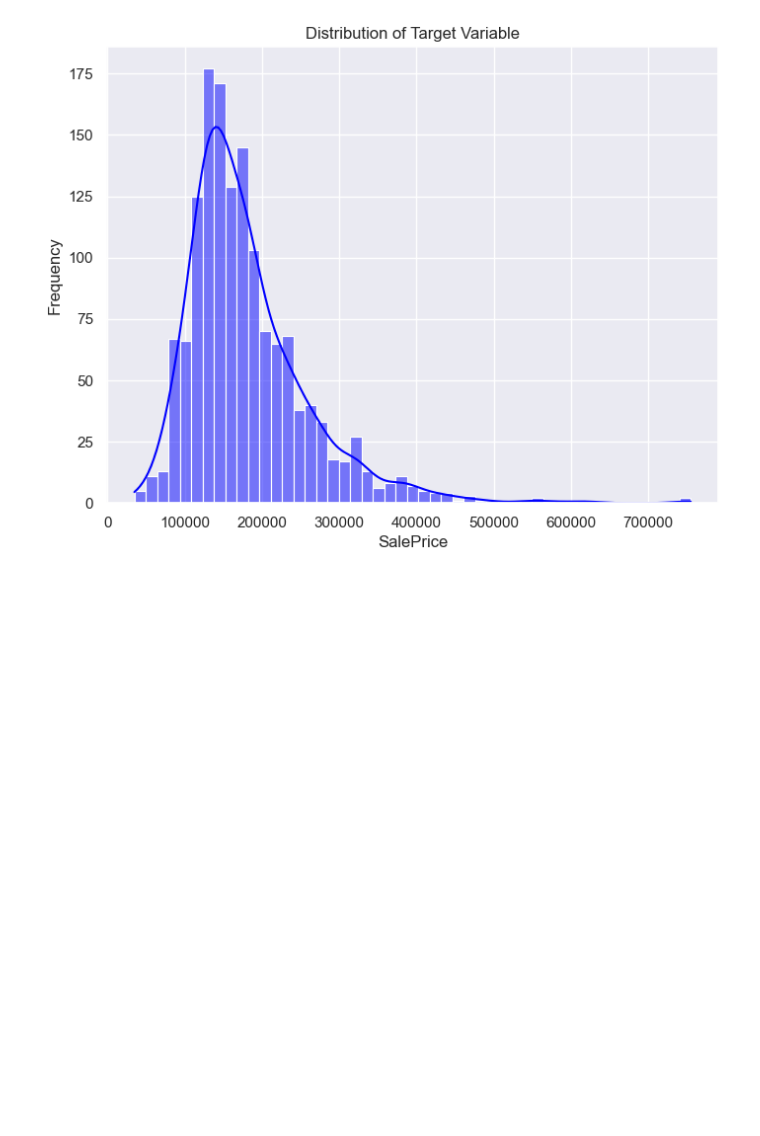
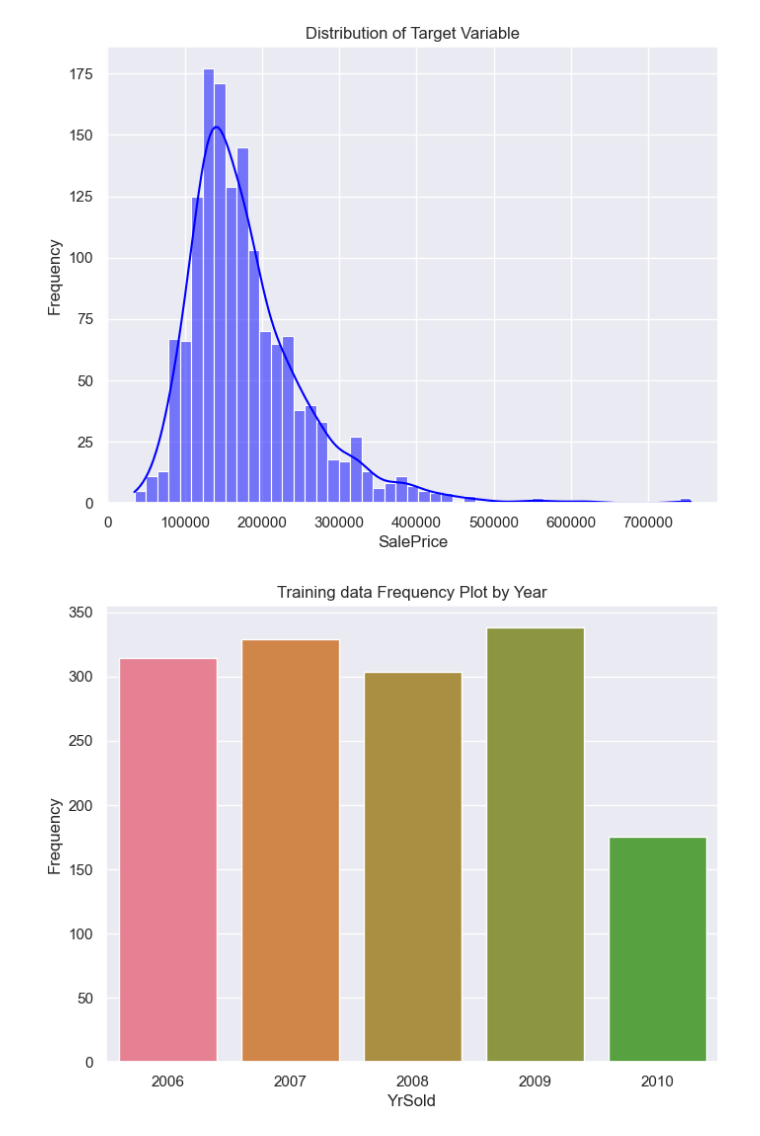
Before and after one commit to jeromeseahjj/Kaggle, a Jupyter notebook: house-prices-advanced-regression-techniques/Workbook.ipynb, the cells around one changed output. Saved outputs shown, nothing was run; the diff lists cells and outputs as text; code cells hidden in the pictures; blank space fills up the shorter version.

```diff
--- a/house-prices-advanced-regression-techniques/Workbook.ipynb
+++ b/house-prices-advanced-regression-techniques/Workbook.ipynb
@@ -210,3 +204,13 @@ plt.ylabel('Frequency')
 plt.show()
 # %% [output]
 [figure]
+# %%
+palette = sns.color_palette("husl", 5)
+plt.figure(figsize=(8, 6))
+sns.countplot(data=df_train, x='YrSold', hue='YrSold', palette=palette, legend=False)
+plt.title('Training data Frequency Plot by Year')
+plt.xlabel('YrSold')
+plt.ylabel('Frequency')
+plt.show()
+# %% [output]
+[figure, added]
```
Also changed, not shown: parts of 18 cells of this notebook.
